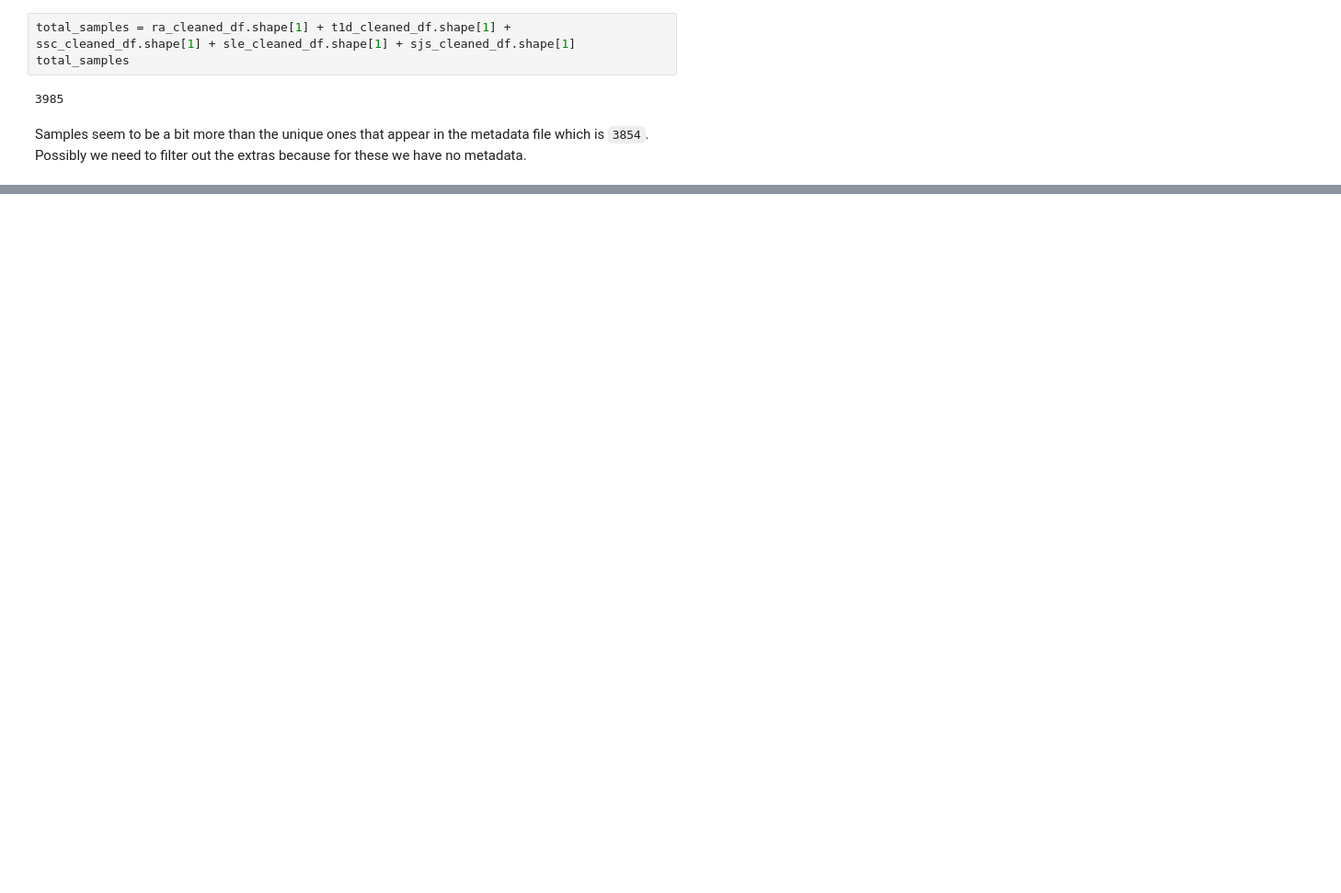
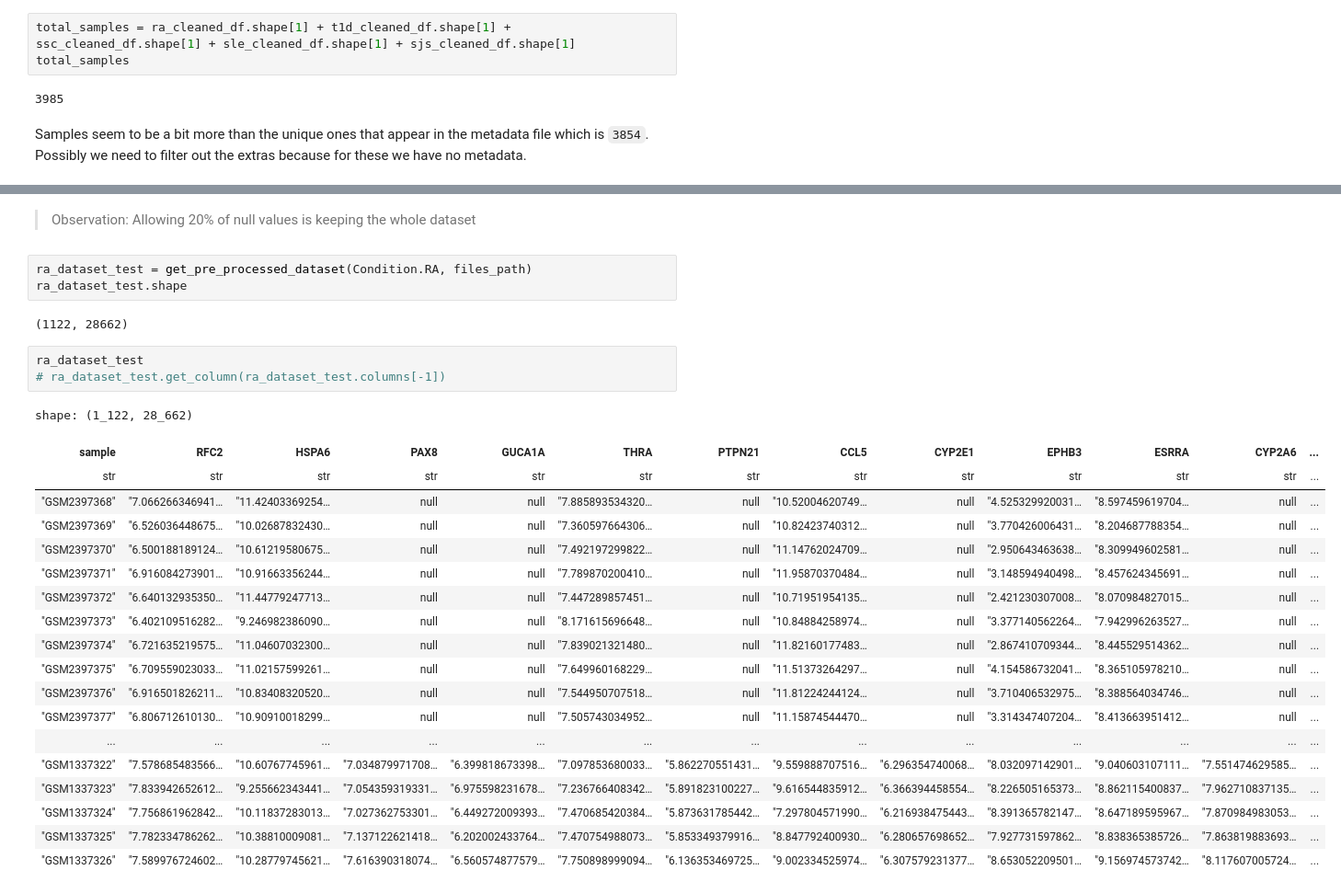
Before and after one commit to thelgis/applied-bioinformatics-thesis, a Jupyter notebook: notebooks/2_Exploratory_Analysis.ipynb, the cells around one changed output, grey strips where cells are left out. Shown at 92% size. Cells and saved outputs as stored; diff of their text form; blank space fills up the shorter version.

Commit message:
Keep genes that appear in 80% of the samples

```diff
--- a/notebooks/2_Exploratory_Analysis.ipynb
+++ b/notebooks/2_Exploratory_Analysis.ipynb
@@ -343,0 +421,30 @@ Possibly we need to filter out the extras because for these we have no metadata.
+# %% [markdown]
+> Observation: Allowing 20% of null values is keeping the whole dataset
+# %%
+ra_dataset_test = get_pre_processed_dataset(Condition.RA, files_path)
+ra_dataset_test.shape
+# %% [output]
+(1122, 28662)
+# %%
+ra_dataset_test
+# ra_dataset_test.get_column(ra_dataset_test.columns[-1])
+# %% [output]
+shape: (1_122, 28_662)
+| sample | RFC2 | HSPA6 | PAX8 | GUCA1A | THRA | PTPN21 | CCL5 | CYP2E1 | EPHB3 | ESRRA | CYP2A6 | ... |
+| str | str | str | str | str | str | str | str | str | str | str | str | ... |
+| "GSM2397368" | "7.066266346941… | "11.42403369254… | null | null | "7.885893534320… | null | "10.52004620749… | null | "4.525329920031… | "8.597459619704… | null | ... |
+| "GSM2397369" | "6.526036448675… | "10.02687832430… | null | null | "7.360597664306… | null | "10.82423740312… | null | "3.770426006431… | "8.204687788354… | null | ... |
+| "GSM2397370" | "6.500188189124… | "10.61219580675… | null | null | "7.492197299822… | null | "11.14762024709… | null | "2.950643463638… | "8.309949602581… | null | ... |
+| "GSM2397371" | "6.916084273901… | "10.91663356244… | null | null | "7.789870200410… | null | "11.95870370484… | null | "3.148594940498… | "8.457624345691… | null | ... |
+| "GSM2397372" | "6.640132935350… | "11.44779247713… | null | null | "7.447289857451… | null | "10.71951954135… | null | "2.421230307008… | "8.070984827015… | null | ... |
+| "GSM2397373" | "6.402109516282… | "9.246982386090… | null | null | "8.171615696648… | null | "10.84884258974… | null | "3.377140562264… | "7.942996263527… | null | ... |
+| "GSM2397374" | "6.721635219575… | "11.04607032300… | null | null | "7.839021321480… | null | "11.82160177483… | null | "2.867410709344… | "8.445529514362… | null | ... |
+| "GSM2397375" | "6.709559023033… | "11.02157599261… | null | null | "7.649960168229… | null | "11.51373264297… | null | "4.154586732041… | "8.365105978210… | null | ... |
+| "GSM2397376" | "6.916501826211… | "10.83408320520… | null | null | "7.544950707518… | null | "11.81224244124… | null | "3.710406532975… | "8.388564034746… | null | ... |
+| "GSM2397377" | "6.806712610130… | "10.90910018299… | null | null | "7.505743034952… | null | "11.15874544470… | null | "3.314347407204… | "8.413663951412… | null | ... |
+| ... | ... | ... | ... | ... | ... | ... | ... | ... | ... | ... | ... | ... |
+| "GSM1337322" | "7.578685483566… | "10.60767745961… | "7.034879971708… | "6.399818673398… | "7.097853680033… | "5.862270551431… | "9.559888707516… | "6.296354740068… | "8.032097142901… | "9.040603107111… | "7.551474629585… | ... |
+| "GSM1337323" | "7.833942652612… | "9.255662343441… | "7.054359319331… | "6.975598231678… | "7.236766408342… | "5.891823100227… | "9.616544835912… | "6.366394458554… | "8.226505165373… | "8.862115400837… | "7.962710837135… | ... |
+| "GSM1337324" | "7.756861962842… | "10.11837283013… | "7.027362753301… | "6.449272009393… | "7.470685420384… | "5.873631785442… | "7.297804571990… | "6.216938475443… | "8.391365782147… | "8.647189595967… | "7.870984983053… | ... |
+| "GSM1337325" | "7.782334786262… | "10.38810009081… | "7.137122621418… | "6.202002433764… | "7.470754988073… | "5.853349379916… | "8.847792400930… | "6.280657698652… | "7.927731597862… | "8.838365385726… | "7.863819883693… | ... |
+| "GSM1337326" | "7.589976724602… | "10.28779745621… | "7.616390318074… | "6.560574877579… | "7.750898999094… | "6.136353469725… | "9.002334525974… | "6.307579231377… | "8.653052209501… | "9.156974573742… | "8.117607005724… | ... |
```
Also changed, not shown: parts of 8 cells of this notebook, 1 other file.
